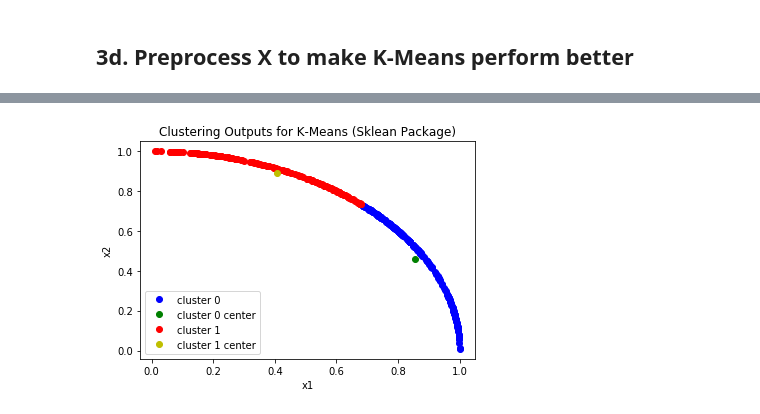
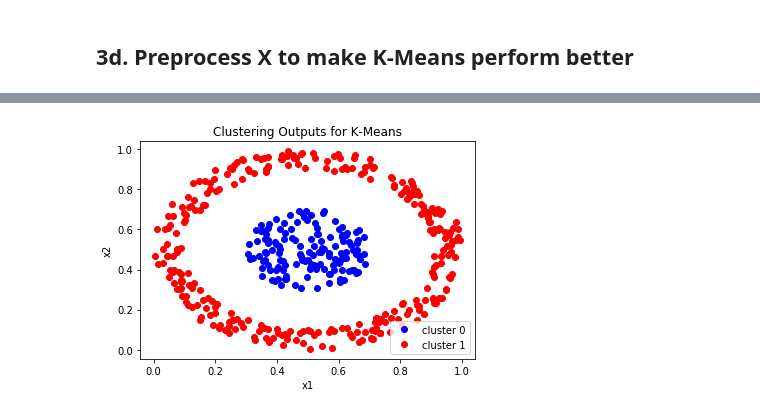
Before and after one commit to YilinGao/ML_assignments, a Jupyter notebook: hw6/hw6_code/q3.ipynb, the cells around one changed output, grey strips where cells are left out. Saved outputs shown, nothing was run; the diff lists cells and outputs as text; code cells hidden in the pictures.

```diff
--- a/hw6/hw6_code/q3.ipynb
+++ b/hw6/hw6_code/q3.ipynb
@@ -259,18 +248,34 @@ plt.show()
+# %%
+# move the points to center at the origin point
+X_new = X - mean
+# %%
+def cart2pol(X):
+    """
+    turn cartesian coordinates (x1, x2) into polar coordinates (rho, theta)
+    return [[rho]] for all data points
+    """
+    pol_coor = np.empty([0, 2])
+    pol_coor = np.append(pol_coor, np.sum(X ** 2, axis=1) ** 0.5)
+    return np.reshape(pol_coor, (-1, 1))
+# %%
+# turn the data represented by cartesian coordinates into polar coordinates
+X_new = cart2pol(X_new)
 # %%
+# use the rho values to classify
 kmeans = MyKMeans(2).fit(X_new)
 labels = kmeans.labels_
 centers = kmeans.cluster_centers_
-X_0 = X_new[labels == 0]
-X_1 = X_new[labels == 1]
+X_0 = X[labels == 0]
+X_1 = X[labels == 1]
 # %%
 plt.plot(X_0[:, 0], X_0[:, 1], 'bo', label='cluster 0')
-plt.plot(centers[0, 0], centers[0, 1], 'go', label='cluster 0 center')
+# plt.plot(centers[0, 0], centers[0, 1], 'go', label='cluster 0 center')
 plt.plot(X_1[:, 0], X_1[:, 1], 'ro', label='cluster 1')
-plt.plot(centers[1, 0], centers[1, 1], 'yo', label='cluster 1 center')
+# plt.plot(centers[1, 0], centers[1, 1], 'yo', label='cluster 1 center')
 plt.legend()
 plt.xlabel('x1')
 plt.ylabel('x2')
-plt.title('Clustering Outputs for K-Means (Sklean Package)')
+plt.title('Clustering Outputs for K-Means')
 plt.show()
 # %% [output]
-[figure, old version]
+[figure, new version]
```
Also changed, not shown: parts of 6 cells of this notebook, 7 other files.
